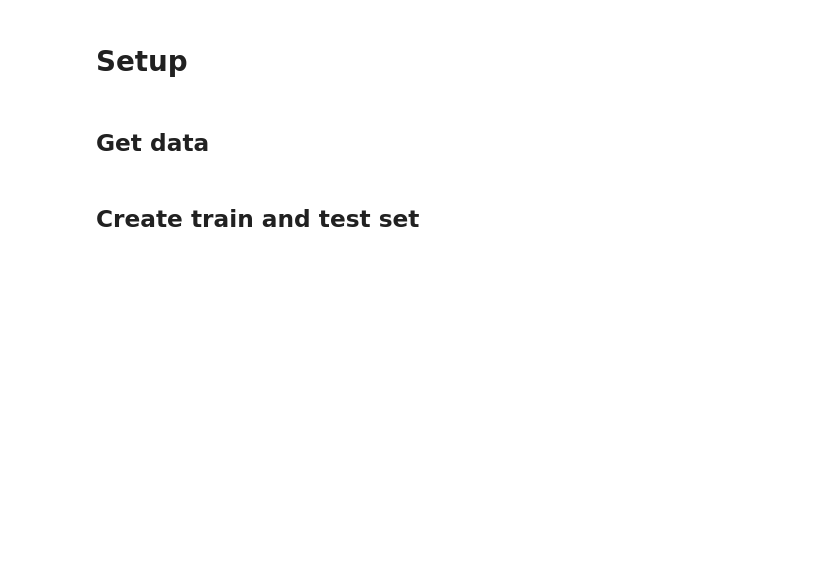
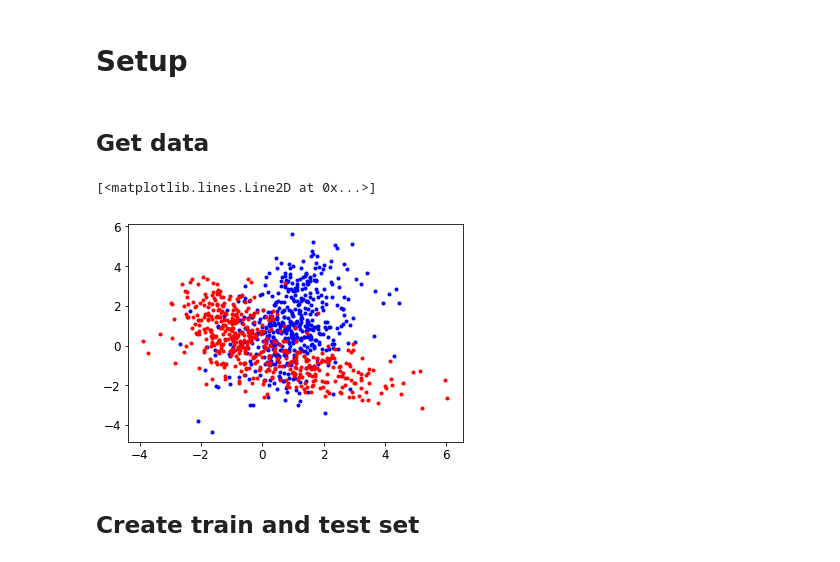
Before and after one commit to codingpanda19/mlgeo, a Jupyter notebook: 09_agorithms_benchmark/mlgeo_09_benchmark.ipynb, the cells around one changed output. Cells and saved outputs as stored; diff of their text form; code cells hidden in the pictures; blank space fills up the shorter version.

```diff
--- a/09_agorithms_benchmark/mlgeo_09_benchmark.ipynb
+++ b/09_agorithms_benchmark/mlgeo_09_benchmark.ipynb
@@ -73,8 +73,11 @@ X, y = make_classification(n_samples = 1000, n_features = 10, n_informative = 5,
                             n_redundant = 5,  class_sep = 1.0,
                             random_state = 42, shuffle = False)
 # %%
-# plt.plot(X[(y==0),0], X[(y==0),1], 'b.')
-# plt.plot(X[(y==1),0], X[(y==1),1], 'r.')
+plt.plot(X[(y==0),0], X[(y==0),1], 'b.')
+plt.plot(X[(y==1),0], X[(y==1),1], 'r.')
+# %% [output]
+[<matplotlib.lines.Line2D at 0x...>]
+[figure, added]
 # %%
 # Numpy array to pandas dataframe
 labels = [f"Feature {ii+1}" for ii in range(X.shape[1])]
```
Also changed, not shown: parts of 12 cells of this notebook, 10 other files.
